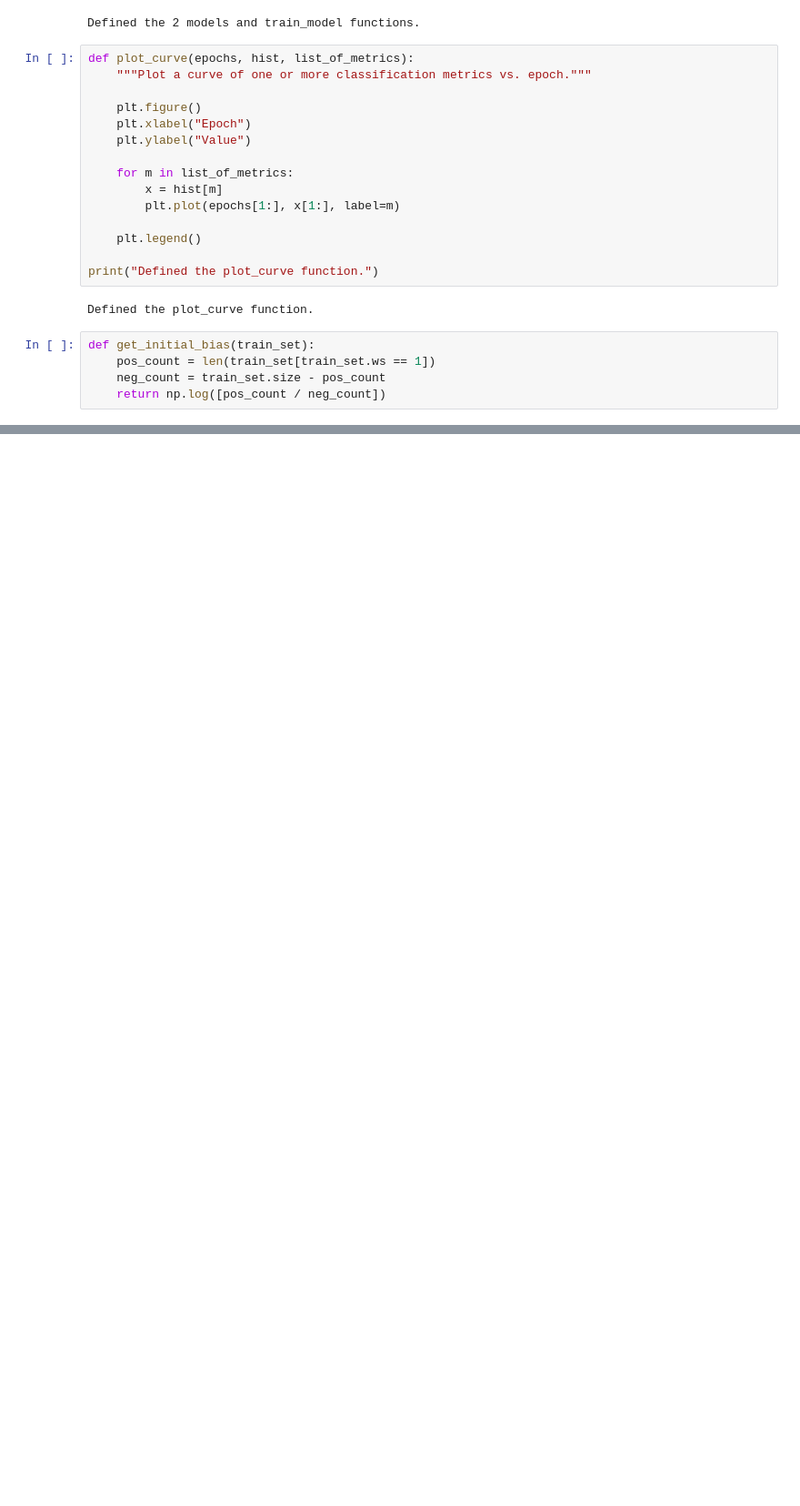
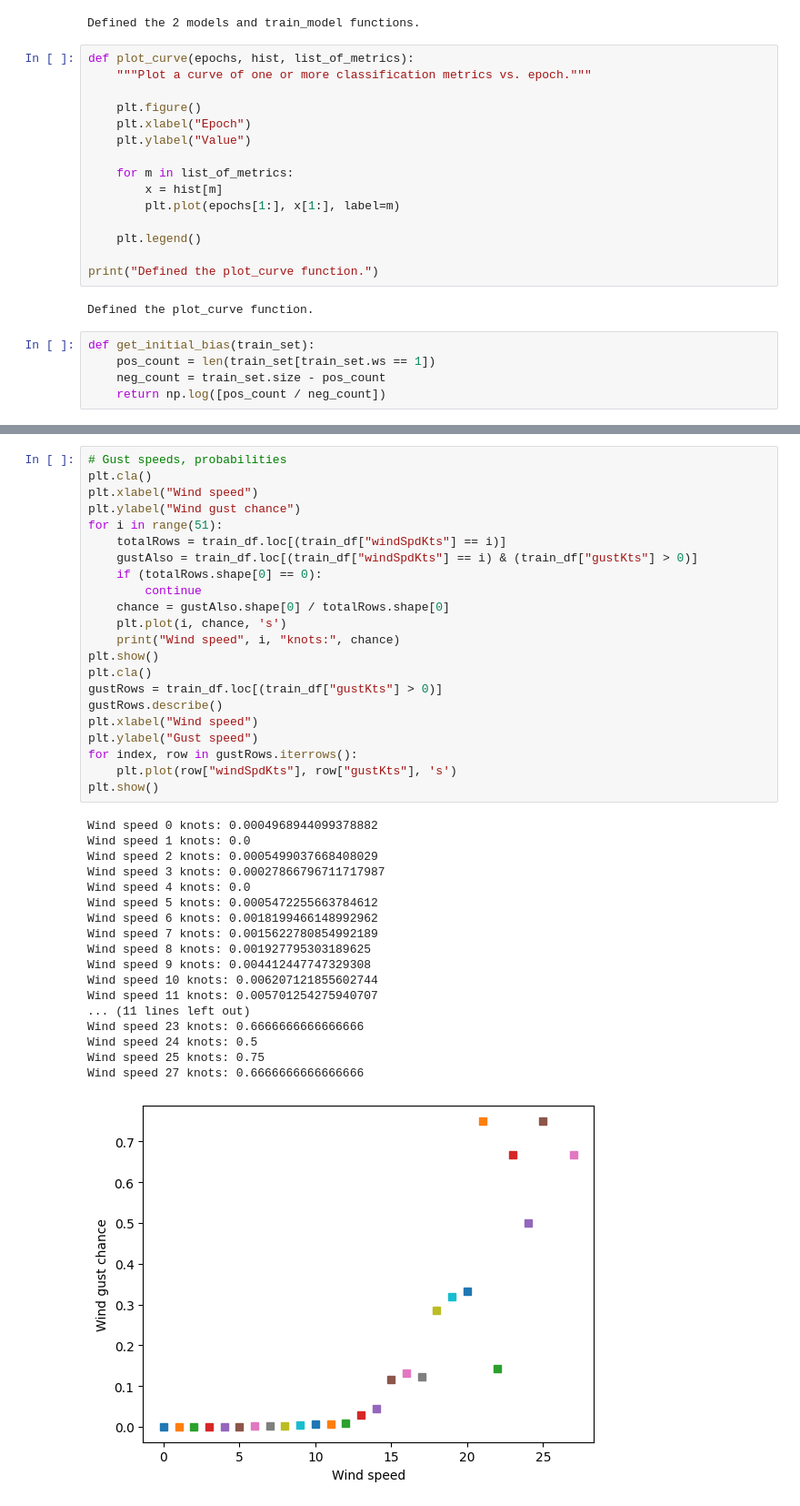
Before and after one commit to Bombbird2001/Windshear-Predictor, a Jupyter notebook: windshear_predictor.ipynb, the cells around one changed output, grey strips where cells are left out. Shown at 91% size. Cells and saved outputs as stored; diff of their text form; blank space fills up the shorter version.

```diff
--- a/windshear_predictor.ipynb
+++ b/windshear_predictor.ipynb
@@ -334,0 +404,41 @@ Epoch 35/35
+# %%
+# Gust speeds, probabilities
+plt.cla()
+plt.xlabel("Wind speed")
+plt.ylabel("Wind gust chance")
+for i in range(51):
+    totalRows = train_df.loc[(train_df["windSpdKts"] == i)]
+    gustAlso = train_df.loc[(train_df["windSpdKts"] == i) & (train_df["gustKts"] > 0)]
+    if (totalRows.shape[0] == 0):
+        continue
+    chance = gustAlso.shape[0] / totalRows.shape[0]
+    plt.plot(i, chance, 's')
+    print("Wind speed", i, "knots:", chance)
+plt.show()
+plt.cla()
+gustRows = train_df.loc[(train_df["gustKts"] > 0)]
+gustRows.describe()
+plt.xlabel("Wind speed")
+plt.ylabel("Gust speed")
+for index, row in gustRows.iterrows():
+    plt.plot(row["windSpdKts"], row["gustKts"], 's')
+plt.show()
+# %% [output]
+Wind speed 0 knots: 0.0004968944099378882
+Wind speed 1 knots: 0.0
+Wind speed 2 knots: 0.0005499037668408029
+Wind speed 3 knots: 0.00027866796711717987
+Wind speed 4 knots: 0.0
+Wind speed 5 knots: 0.0005472255663784612
+Wind speed 6 knots: 0.0018199466148992962
+Wind speed 7 knots: 0.0015622780854992189
+Wind speed 8 knots: 0.001927795303189625
+Wind speed 9 knots: 0.004412447747329308
+Wind speed 10 knots: 0.006207121855602744
+Wind speed 11 knots: 0.005701254275940707
+... (11 lines left out)
+Wind speed 23 knots: 0.6666666666666666
+Wind speed 24 knots: 0.5
+Wind speed 25 knots: 0.75
+Wind speed 27 knots: 0.6666666666666666
+[figure, added]
```
Also changed, not shown: parts of 16 cells of this notebook, 2 other files.
